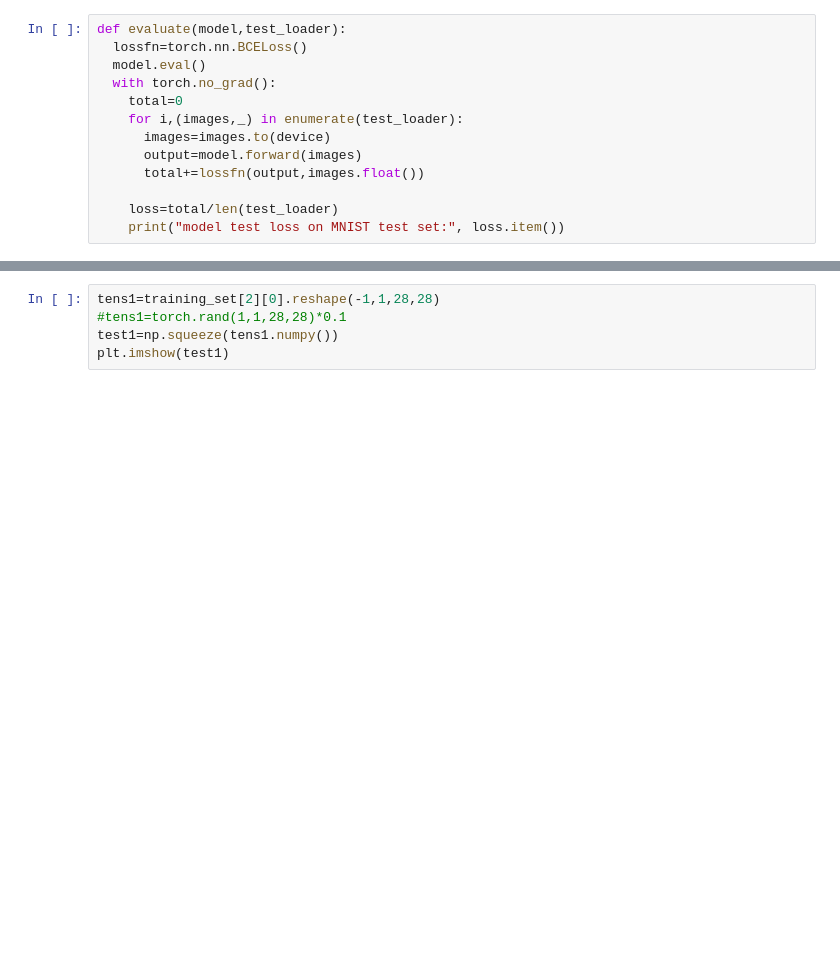
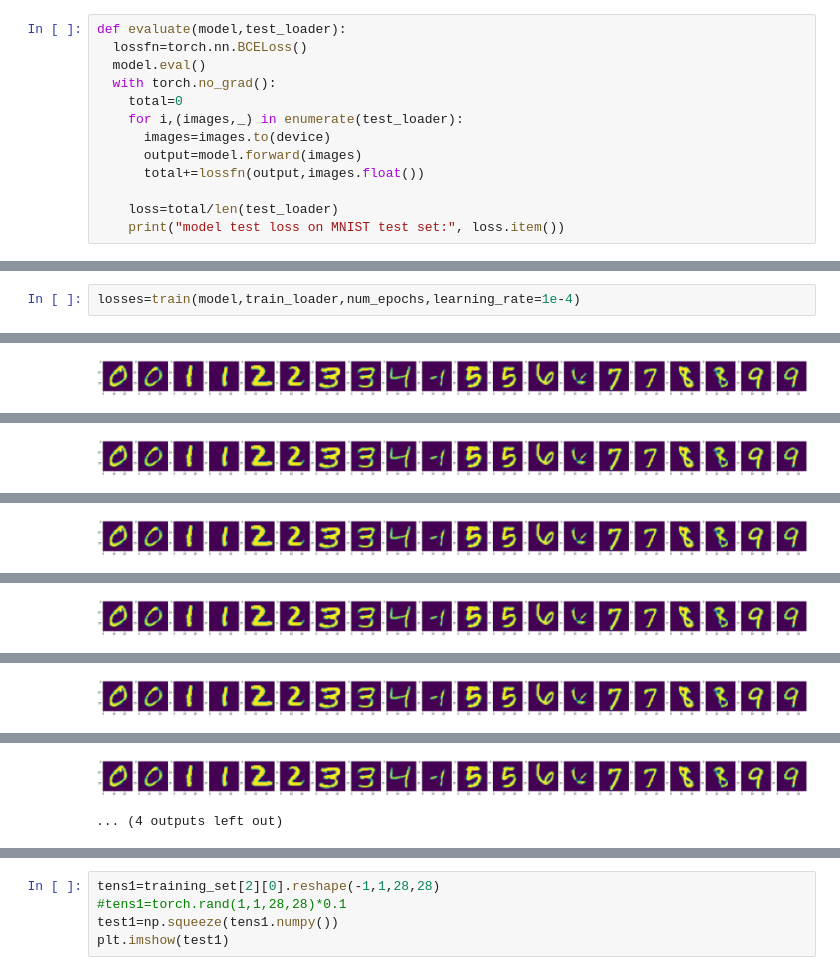
Before and after one commit to redwineyards/autoencoders, a Jupyter notebook: resnet_autoencoder/resnet_autoencoder.ipynb, the cells around one changed output, grey strips where cells are left out. Drawn from its saved outputs; the diff is of its cells as text; blank space fills up the shorter version.

```diff
--- a/resnet_autoencoder/resnet_autoencoder.ipynb
+++ b/resnet_autoencoder/resnet_autoencoder.ipynb
@@ -201 +160,4 @@ Epoch [6/20], Loss: 0.0910
 ... (28 outputs left out)
+# %%
+losses=train(model,train_loader,num_epochs,learning_rate=1e-4)
+# %% [output]
@@ -201,0 +165 @@ Epoch [6/20], Loss: 0.0910
+[figure, added]
@@ -201,0 +167 @@ Epoch [6/20], Loss: 0.0910
+[figure, added]
@@ -201,0 +169 @@ Epoch [6/20], Loss: 0.0910
+[figure, added]
@@ -201,0 +171 @@ Epoch [6/20], Loss: 0.0910
+[figure, added]
@@ -201,0 +173 @@ Epoch [6/20], Loss: 0.0910
+[figure, added]
@@ -202,3 +175,5 @@ Epoch [6/20], Loss: 0.0910
+[figure, added]
+... (4 outputs left out)
 # %%
 
 evaluate(model,test_loader)
```
Also changed, not shown: parts of 10 cells of this notebook.
